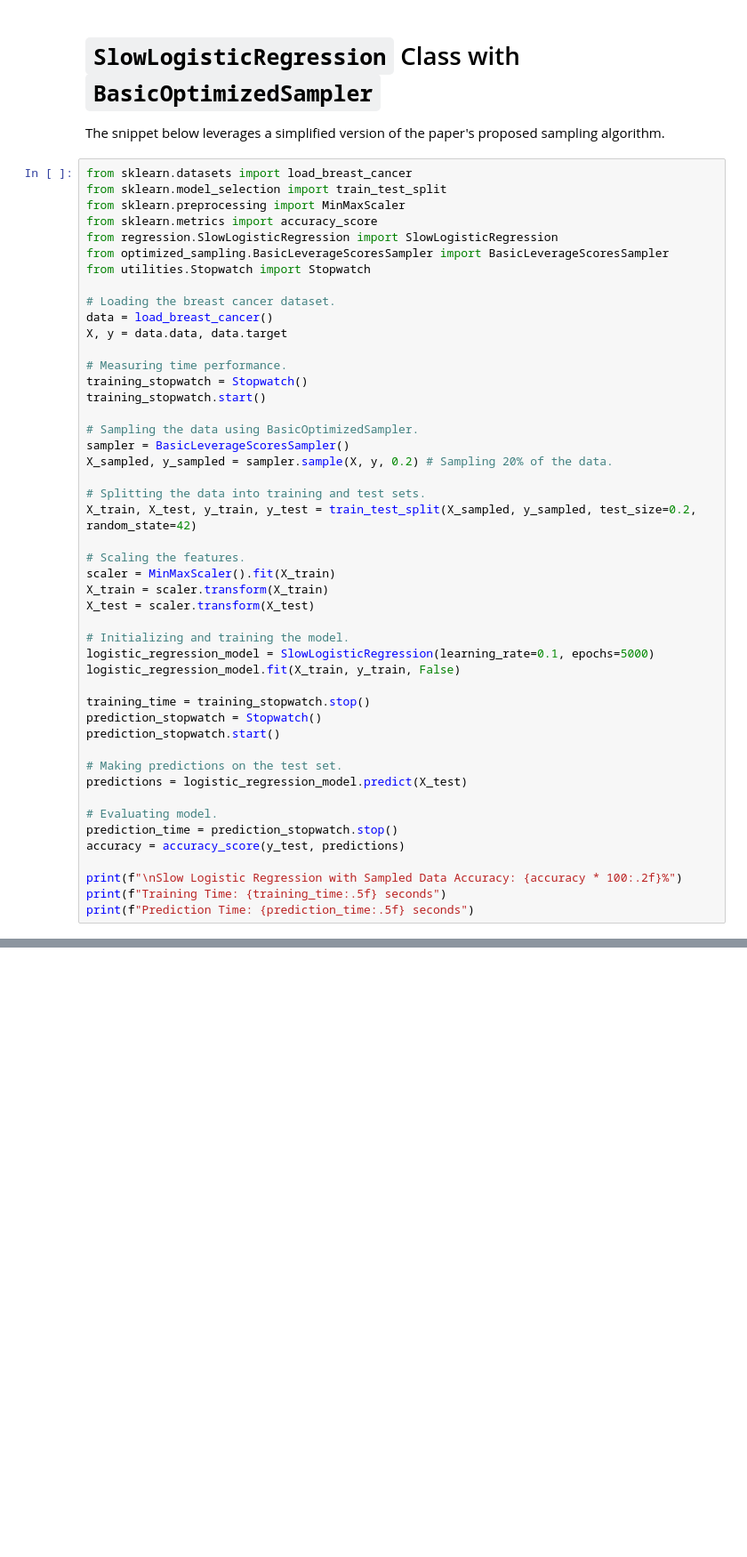
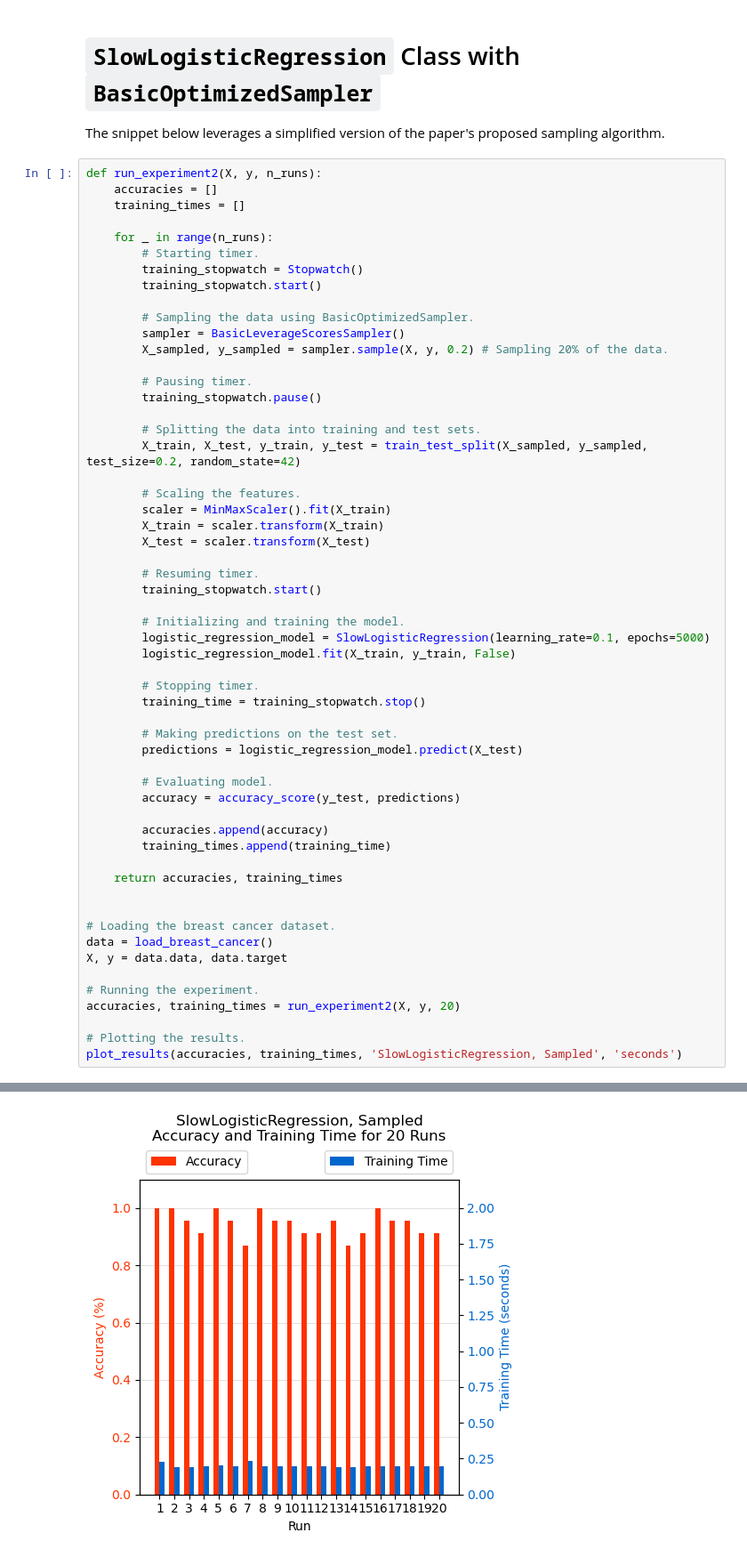
Before and after one commit to luizparente/logistic-regression, a Jupyter notebook: src/model_benchmarking.ipynb, the cells around one changed output, grey strips where cells are left out. Shown: that part at 89% size. Drawn from its saved outputs; the diff is of its cells as text; blank space fills up the shorter version.

Commit message:
updating experiments.

```diff
--- a/src/model_benchmarking.ipynb
+++ b/src/model_benchmarking.ipynb
@@ -178,50 +157,59 @@ Prediction Time: 0.00082 seconds
 
 The snippet below leverages a simplified version of the paper's proposed sampling algorithm.
 # %%
-from sklearn.datasets import load_breast_cancer
-from sklearn.model_selection import train_test_split
-from sklearn.preprocessing import MinMaxScaler
-from sklearn.metrics import accuracy_score
-from regression.SlowLogisticRegression import SlowLogisticRegression
-from optimized_sampling.BasicLeverageScoresSampler import BasicLeverageScoresSampler
-from utilities.Stopwatch import Stopwatch
+def run_experiment2(X, y, n_runs):
+    accuracies = []
+    training_times = []
+
+    for _ in range(n_runs):
+        # Starting timer.
+        training_stopwatch = Stopwatch()
+        training_stopwatch.start()
+
+        # Sampling the data using BasicOptimizedSampler.
+        sampler = BasicLeverageScoresSampler()
+        X_sampled, y_sampled = sampler.sample(X, y, 0.2) # Sampling 20% of the data.
+
+        # Pausing timer.
+        training_stopwatch.pause()
+
+        # Splitting the data into training and test sets.
+        X_train, X_test, y_train, y_test = train_test_split(X_sampled, y_sampled, test_size=0.2, random_state=42)
+
+        # Scaling the features.
+        scaler = MinMaxScaler().fit(X_train)
+        X_train = scaler.transform(X_train)
+        X_test = scaler.transform(X_test)
+
+        # Resuming timer.
+        training_stopwatch.start()
+
+        # Initializing and training the model.
+        logistic_regression_model = SlowLogisticRegression(learning_rate=0.1, epochs=5000)
+        logistic_regression_model.fit(X_train, y_train, False)
+
+        # Stopping timer.
+        training_time = training_stopwatch.stop()
+
+        # Making predictions on the test set.
+        predictions = logistic_regression_model.predict(X_test)
+
+        # Evaluating model.
+        accuracy = accuracy_score(y_test, predictions)
+
+        accuracies.append(accuracy)
+        training_times.append(training_time)
+
+    return accuracies, training_times
+
 
 # Loading the breast cancer dataset.
 data = load_breast_cancer()
 X, y = data.data, data.target
 
-# Measuring time performance.
-training_stopwatch = Stopwatch()
-training_stopwatch.start()
+# Running the experiment.
+accuracies, training_times = run_experiment2(X, y, 20)
 
-# Sampling the data using BasicOptimizedSampler.
-sampler = BasicLeverageScoresSampler()
-X_sampled, y_sampled = sampler.sample(X, y, 0.2) # Sampling 20% of the data.
-
-# Splitting the data into training and test sets.
-X_train, X_test, y_train, y_test = train_test_split(X_sampled, y_sampled, test_size=0.2, random_state=42)
-
-# Scaling the features.
-scaler = MinMaxScaler().fit(X_train)
-X_train = scaler.transform(X_train)
-X_test = scaler.transform(X_test)
-
-# Initializing and training the model.
-logistic_regression_model = SlowLogisticRegression(learning_rate=0.1, epochs=5000)
-logistic_regression_model.fit(X_train, y_train, False)
-
-training_time = training_stopwatch.stop()
-prediction_stopwatch = Stopwatch()
-prediction_stopwatch.start()
-
-# Making predictions on the test set.
-predictions = logistic_regression_model.predict(X_test)
-
-# Evaluating model.
-prediction_time = prediction_stopwatch.stop()
-accuracy = accuracy_score(y_test, predictions)
-
-print(f"\nSlow Logistic Regression with Sampled Data Accuracy: {accuracy * 100:.2f}%")
-print(f"Training Time: {training_time:.5f} seconds")
-print(f"Prediction Time: {prediction_time:.5f} seconds")
+# Plotting the results.
+plot_results(accuracies, training_times, 'SlowLogisticRegression, Sampled', 'seconds')
 # %% [output]
@@ -230,0 +216 @@ Prediction Time: 0.00008 seconds
+[figure, added]
```
Also changed, not shown: parts of 9 cells of this notebook.
